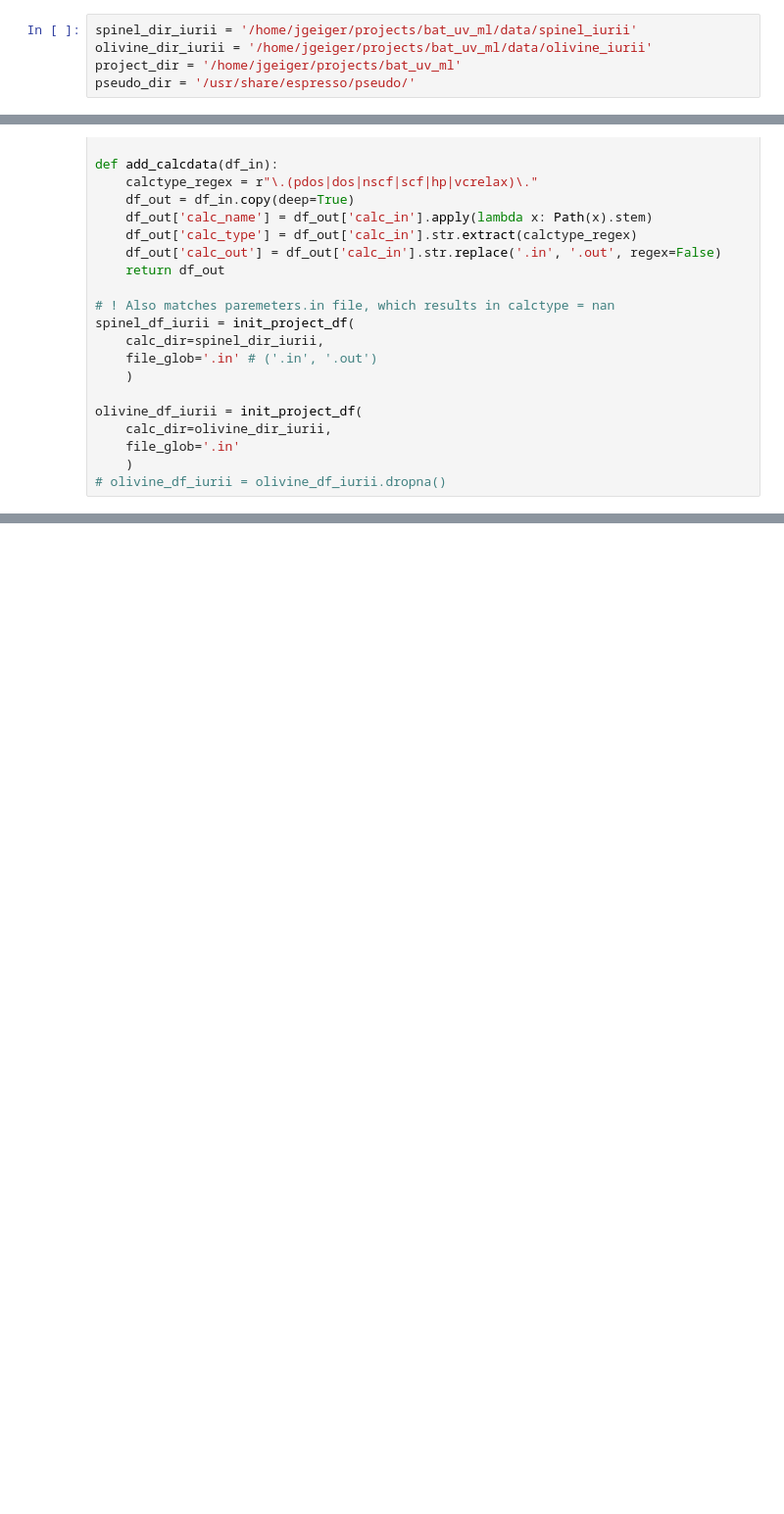
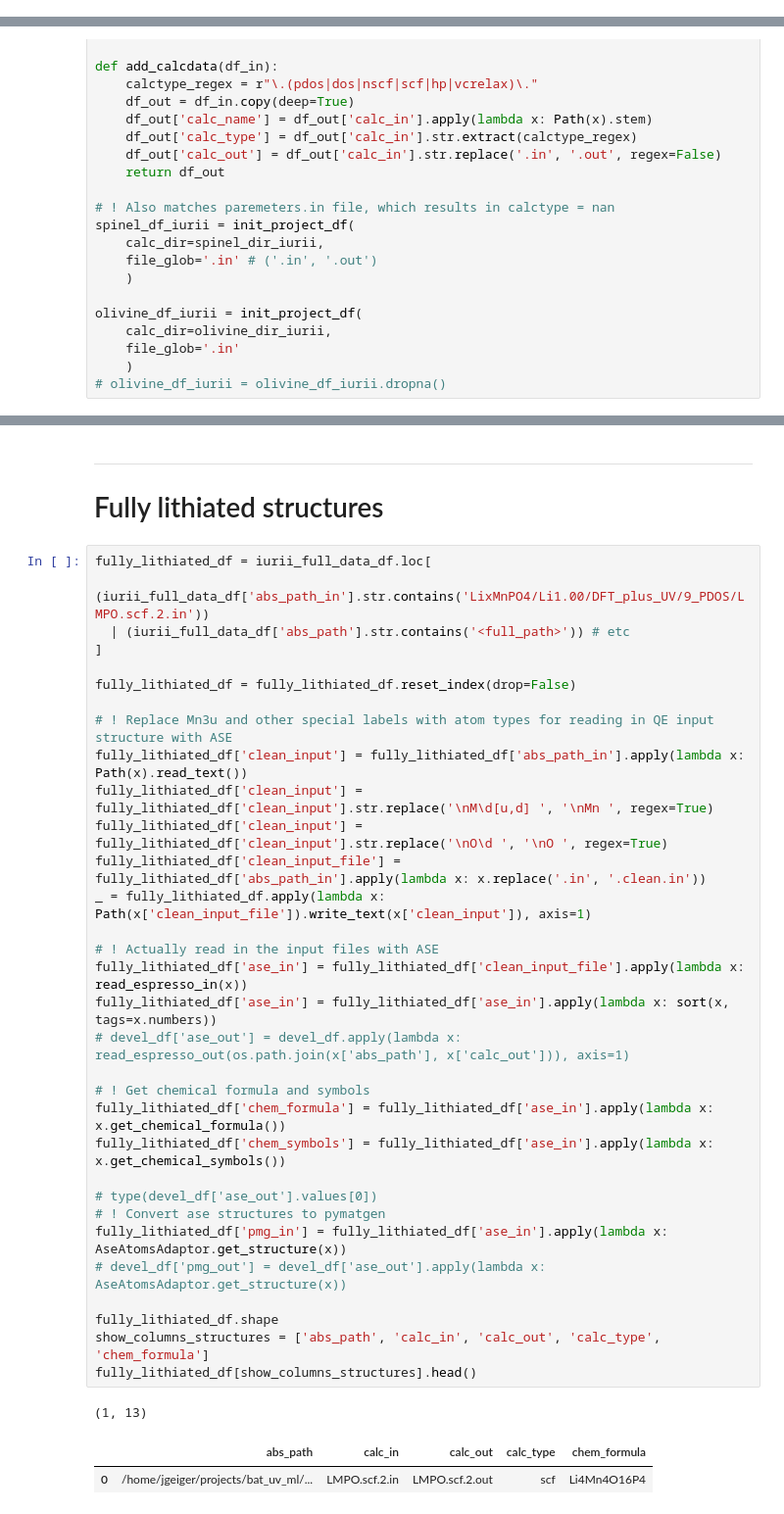
Before and after one commit to GeigerJ2/bat_uv_ml, a Jupyter notebook: code/iuriis_data_df.ipynb, the cells around one changed output, grey strips where cells are left out. Shown at 98% size. Saved outputs shown, nothing was run; the diff lists cells and outputs as text; blank space fills up the shorter version.

```diff
--- a/code/iuriis_data_df.ipynb
+++ b/code/iuriis_data_df.ipynb
@@ -52,11 +55,6 @@ Profile<uuid='4fe00b7a32994cfca8b6cf43c2d22a53' name='jgeiger'>
 # iurii_pseudo_dir = '/home/jgeiger/projects/bat_uv_ml/data/olivines_iurii/Pseudopotentials/SSSP'
 # iurri_spinel_dir = '/home/jgeiger/projects/bat_uv_ml/data/spinel_iurii/LixMn2O4/DFT+U/LiMn2O4/1_vcrelax'
 # iurii_spinel_file = 'LiMn2O4.vcrelax.1.in'
-# %%
-spinel_dir_iurii = '/home/jgeiger/projects/bat_uv_ml/data/spinel_iurii'
-olivine_dir_iurii = '/home/jgeiger/projects/bat_uv_ml/data/olivine_iurii'
-project_dir = '/home/jgeiger/projects/bat_uv_ml'
-pseudo_dir = '/usr/share/espresso/pseudo/'
 # %%
 def init_project_df(calc_dir, file_glob):
     # TODO: Extent for multiple file types, also for output files -> can be done by passing a tuple, which endswith accepts.
@@ -115,0 +175,39 @@ iurii_full_data_df.to_csv(os.path.join(project_dir, 'data', 'iurii_full_data_df.
+# %% [markdown]
+***
+# Fully lithiated structures
+# %%
+fully_lithiated_df = iurii_full_data_df.loc[
+    (iurii_full_data_df['abs_path_in'].str.contains('LixMnPO4/Li1.00/DFT_plus_UV/9_PDOS/LMPO.scf.2.in'))
+  | (iurii_full_data_df['abs_path'].str.contains('<full_path>')) # etc
+]
+
+fully_lithiated_df = fully_lithiated_df.reset_index(drop=False)
+
+# ! Replace Mn3u and other special labels with atom types for reading in QE input structure with ASE
+fully_lithiated_df['clean_input'] = fully_lithiated_df['abs_path_in'].apply(lambda x: Path(x).read_text())
+fully_lithiated_df['clean_input'] = fully_lithiated_df['clean_input'].str.replace('\nM\d[u,d] ', '\nMn ', regex=True)
+fully_lithiated_df['clean_input'] = fully_lithiated_df['clean_input'].str.replace('\nO\d ', '\nO ', regex=True)
+fully_lithiated_df['clean_input_file'] = fully_lithiated_df['abs_path_in'].apply(lambda x: x.replace('.in', '.clean.in'))
+_ = fully_lithiated_df.apply(lambda x: Path(x['clean_input_file']).write_text(x['clean_input']), axis=1)
+
+# ! Actually read in the input files with ASE
+fully_lithiated_df['ase_in'] = fully_lithiated_df['clean_input_file'].apply(lambda x: read_espresso_in(x))
+fully_lithiated_df['ase_in'] = fully_lithiated_df['ase_in'].apply(lambda x: sort(x, tags=x.numbers))
+# devel_df['ase_out'] = devel_df.apply(lambda x: read_espresso_out(os.path.join(x['abs_path'], x['calc_out'])), axis=1)
+
+# ! Get chemical formula and symbols
+fully_lithiated_df['chem_formula'] = fully_lithiated_df['ase_in'].apply(lambda x: x.get_chemical_formula())
+fully_lithiated_df['chem_symbols'] = fully_lithiated_df['ase_in'].apply(lambda x: x.get_chemical_symbols())
+
+# type(devel_df['ase_out'].values[0])
+# ! Convert ase structures to pymatgen
+fully_lithiated_df['pmg_in'] = fully_lithiated_df['ase_in'].apply(lambda x: AseAtomsAdaptor.get_structure(x))
+# devel_df['pmg_out'] = devel_df['ase_out'].apply(lambda x: AseAtomsAdaptor.get_structure(x))
+
+fully_lithiated_df.shape
+show_columns_structures = ['abs_path', 'calc_in', 'calc_out', 'calc_type', 'chem_formula']
+fully_lithiated_df[show_columns_structures].head()
+# %% [output]
+(1, 13)
+|  | abs_path | calc_in | calc_out | calc_type | chem_formula |
+| 0 | /home/jgeiger/projects/bat_uv_ml/... | LMPO.scf.2.in | LMPO.scf.2.out | scf | Li4Mn4O16P4 |
```
Also changed, not shown: parts of 9 cells of this notebook, 9 other files.
